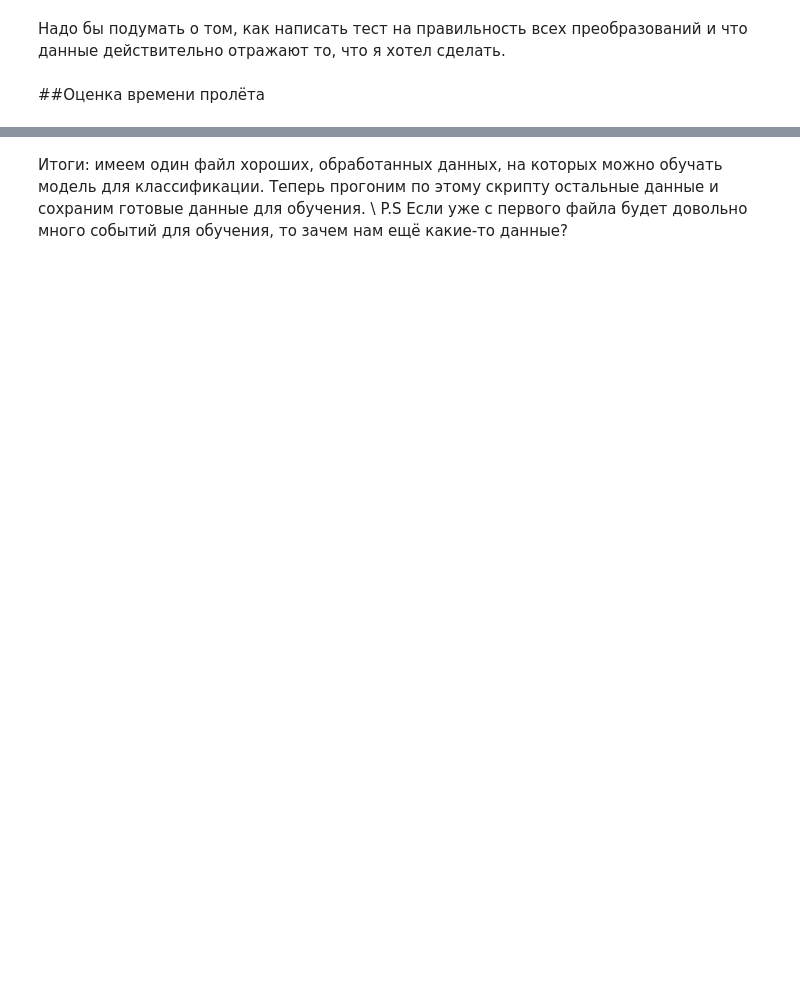
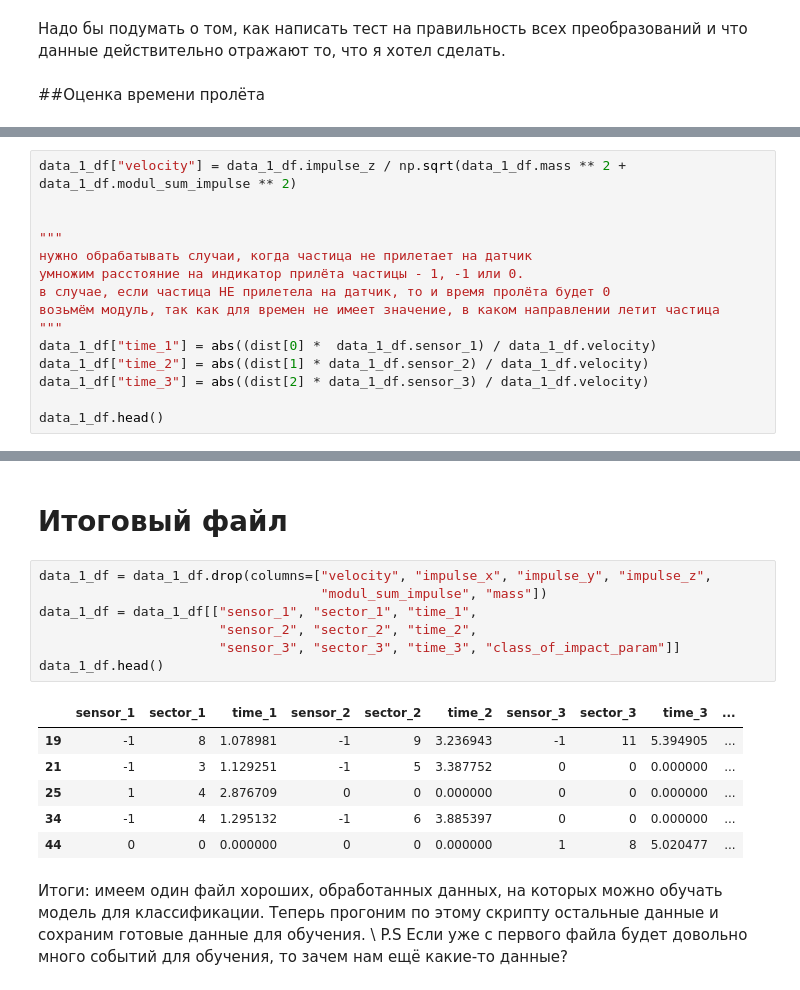
Before and after one commit to EgorSolovei/ML-in-nuclear-physics, a Jupyter notebook: Новый_обзор_данных.ipynb, the cells around one changed output, grey strips where cells are left out. Drawn from its saved outputs; the diff is of its cells as text; blank space fills up the shorter version.

```diff
--- a/Новый_обзор_данных.ipynb
+++ b/Новый_обзор_данных.ipynb
@@ -416,0 +432,15 @@ data_1_df.shape
+# %%
+data_1_df["velocity"] = data_1_df.impulse_z / np.sqrt(data_1_df.mass ** 2 + data_1_df.modul_sum_impulse ** 2)
+
+
+"""
+нужно обрабатывать случаи, когда частица не прилетает на датчик
+умножим расстояние на индикатор прилёта частицы - 1, -1 или 0.
+в случае, если частица НЕ прилетела на датчик, то и время пролёта будет 0
+возьмём модуль, так как для времен не имеет значение, в каком направлении летит частица
+"""
+data_1_df["time_1"] = abs((dist[0] *  data_1_df.sensor_1) / data_1_df.velocity)
+data_1_df["time_2"] = abs((dist[1] * data_1_df.sensor_2) / data_1_df.velocity)
+data_1_df["time_3"] = abs((dist[2] * data_1_df.sensor_3) / data_1_df.velocity)
+
+data_1_df.head()
@@ -417,3 +454,19 @@ data_1_df.shape
+# %% [markdown]
+# Итоговый файл
+# %%
+data_1_df = data_1_df.drop(columns=["velocity", "impulse_x", "impulse_y", "impulse_z",
+                                    "modul_sum_impulse", "mass"])
+data_1_df = data_1_df[["sensor_1", "sector_1", "time_1",
+                       "sensor_2", "sector_2", "time_2",
+                       "sensor_3", "sector_3", "time_3", "class_of_impact_param"]]
+data_1_df.head()
+# %% [output]
+|  | sensor_1 | sector_1 | time_1 | sensor_2 | sector_2 | time_2 | sensor_3 | sector_3 | time_3 | ... |
+| 19 | -1 | 8 | 1.078981 | -1 | 9 | 3.236943 | -1 | 11 | 5.394905 | ... |
+| 21 | -1 | 3 | 1.129251 | -1 | 5 | 3.387752 | 0 | 0 | 0.000000 | ... |
+| 25 | 1 | 4 | 2.876709 | 0 | 0 | 0.000000 | 0 | 0 | 0.000000 | ... |
+| 34 | -1 | 4 | 1.295132 | -1 | 6 | 3.885397 | 0 | 0 | 0.000000 | ... |
+| 44 | 0 | 0 | 0.000000 | 0 | 0 | 0.000000 | 1 | 8 | 5.020477 | ... |
 # %% [markdown]
 Итоги: имеем один файл хороших, обработанных данных, на которых можно обучать модель для классификации. Теперь прогоним по этому скрипту остальные данные и сохраним готовые данные для обучения. \\
 P.S Если уже с первого файла будет довольно много событий для обучения, то зачем нам ещё какие-то данные?
```
Also changed, not shown: parts of 12 cells of this notebook.
